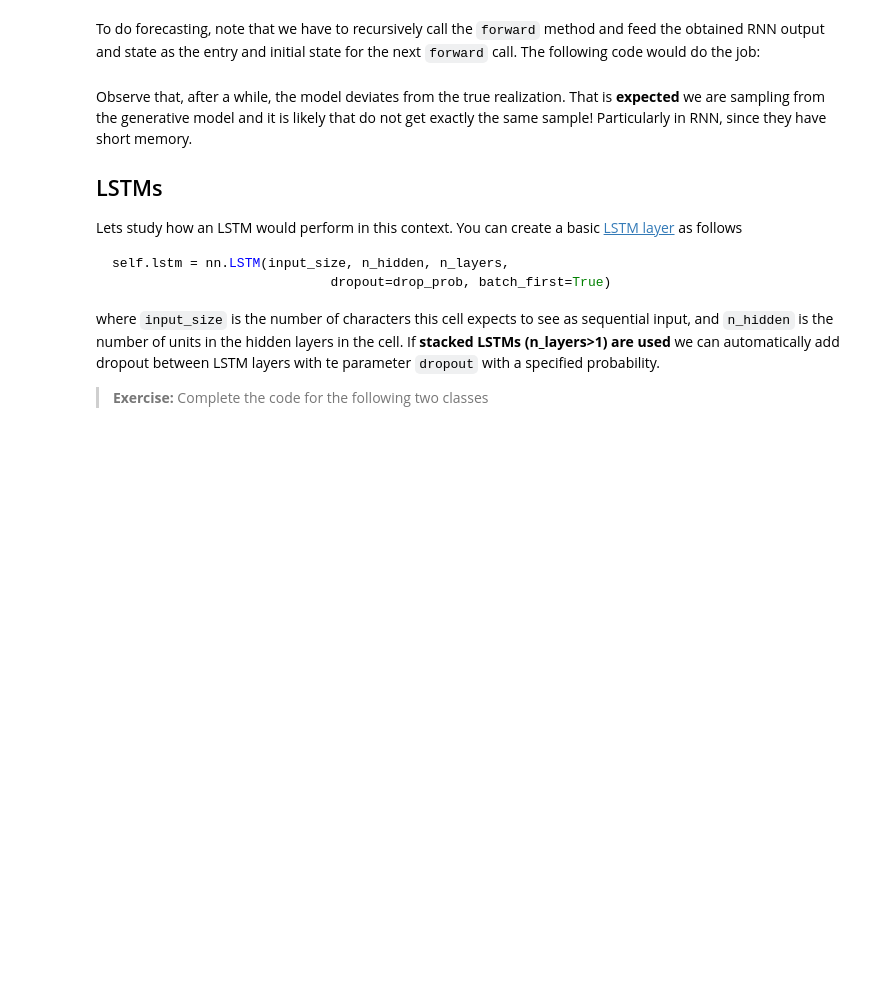
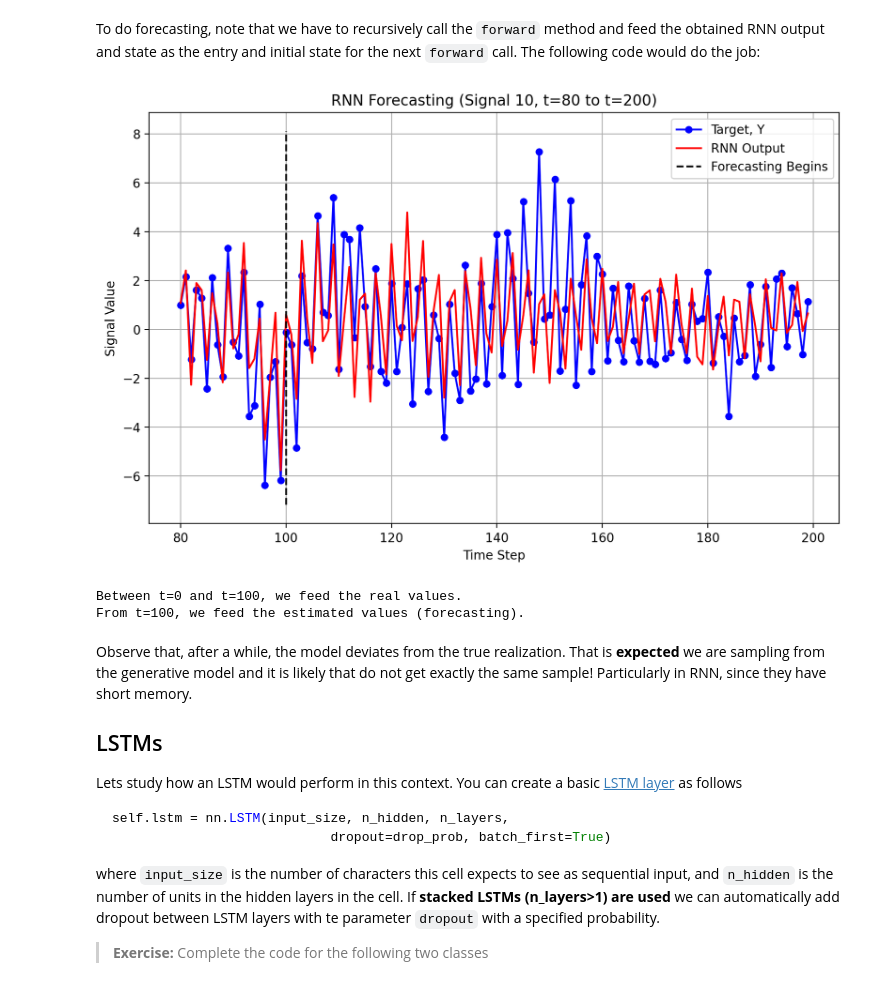
Before and after one commit to FeliGR/RNN-Time-Series-Model-Lab, a Jupyter notebook: STUDENT_Lab_DeepARs.ipynb, the cells around one changed output. Drawn from its saved outputs; the diff is of its cells as text; code cells hidden in the pictures; blank space fills up the shorter version.

```diff
--- a/STUDENT_Lab_DeepARs.ipynb
+++ b/STUDENT_Lab_DeepARs.ipynb
@@ -341,38 +399,50 @@ To do forecasting, note that we have to recursively call the `forward` method an
 # %%
 # We take the last output of the RNN for the N signals at time T_train
 current_input = sample[:,-1,:].view([N,1,1])
 # And the last state
 current_state = h
 
 # Here we store the sampled signals
 forecast_rnn = np.zeros([N,T-T_train])
 
 for t in range(T-T_train):
 
     # En este bucle muestreamos iterativamente el modelo
 
-    mean,var,current_state,current_input = my_rnn.forward(current_input,#YOUR CODE HERE)
+    mean, var, current_state, current_input = my_rnn.forward(
+        current_input, current_state
+    )
 
     forecast_rnn[:,t] = current_input.detach().numpy().reshape([-1,])
 
 
 # We concatenate the original ones (until T_train) with the ones we just sampled (from T_train)
 final_rnn_reconstruct = np.hstack([mean_rnn,forecast_rnn])
 
 # Now we plot
 
 t0 = 80
 
 tfinal = 200
 
-plt.plot(np.arange(t0,tfinal,1), Y[signal,t0:tfinal].reshape([-1]), 'b.-', label='target, y',ms=10)
-plt.plot(np.arange(t0,tfinal,1), final_rnn_reconstruct[signal,t0:tfinal], 'r-', label='RNN output',ms=10)
-plt.plot([T_train,T_train],[np.min(Y[signal,:]),np.max(Y[signal,:])],'k--',label='forecasting begins')
-plt.legend()
+plt.figure(figsize=(10, 6))
+plt.plot(np.arange(t0, tfinal), Y[signal, t0:tfinal].reshape([-1]), 'b.-', label='Target, Y', ms=10)
+plt.plot(np.arange(t0, tfinal), final_rnn_reconstruct[signal, t0:tfinal], 'r-', label='RNN Output', ms=10)
+plt.plot([T_train, T_train], [np.min(Y[signal, :]), np.max(Y[signal, :])], 'k--', label='Forecasting Begins')
 
+plt.title(f"RNN Forecasting (Signal {signal}, t={t0} to t={tfinal})")
+plt.xlabel("Time Step")
+plt.ylabel("Signal Value")
 plt.legend(loc='best')
-print('Between t=0 and t=100, we feed the real values')
-print('From t=100, we feed the estimated values (forecasting)')
+plt.grid(True)
+plt.show()
+
+print("Between t=0 and t=100, we feed the real values.")
+print("From t=100, we feed the estimated values (forecasting).")
+# %% [output]
+[figure, added]
+Between t=0 and t=100, we feed the real values.
+From t=100, we feed the estimated values (forecasting).
 # %% [markdown]
 Observe that, after a while, the model deviates from the true realization. That is **expected** we are sampling from the generative model and it is likely that do not get exactly the same sample! Particularly in RNN, since they have short memory.
 
```
Also changed, not shown: parts of 22 cells of this notebook, 1 other file.
